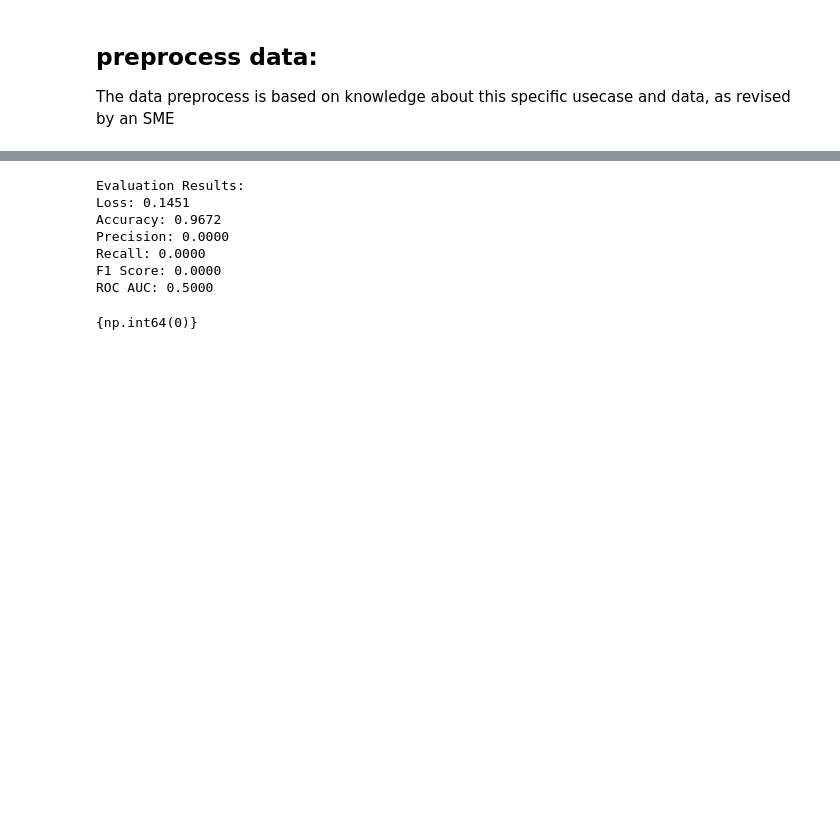
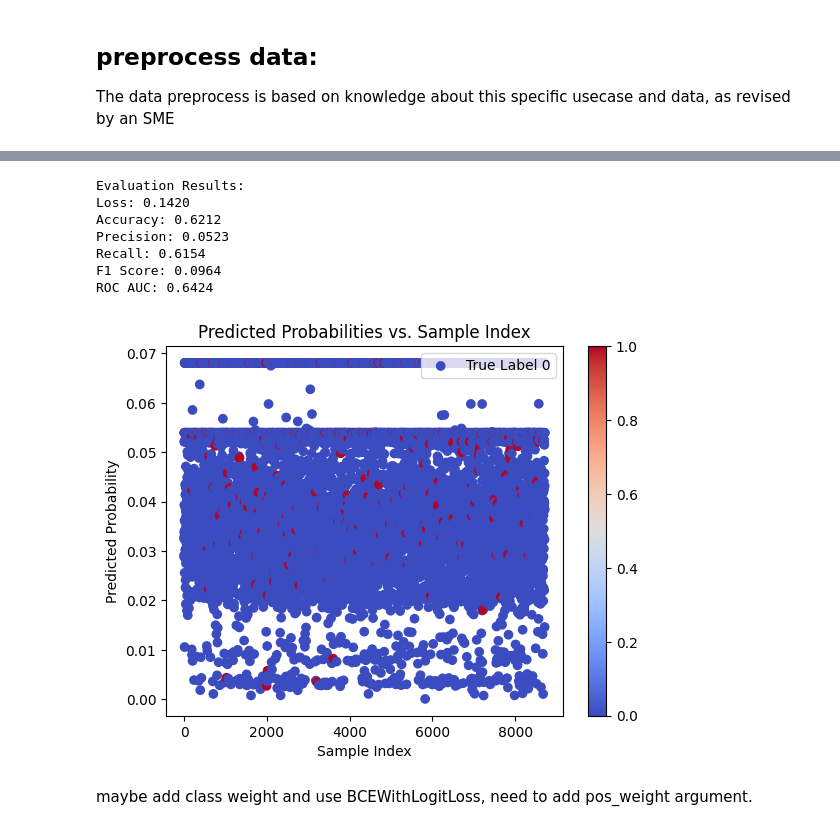
Before and after one commit to noaschkolnik/University-Dropouts-Prediction, a Jupyter notebook: baseline.ipynb, the cells around one changed output, grey strips where cells are left out. Cells and saved outputs as stored; diff of their text form; code cells hidden in the pictures; blank space fills up the shorter version.

```diff
--- a/baseline.ipynb
+++ b/baseline.ipynb
@@ -155,7 +156,7 @@ Training complete.
 # %% [markdown]
 evaluation:
 # %%
-def evaluate_model(model, data_loader, criterion):
+def evaluate_model(model, data_loader, criterion, device, threshold=0.5):
     model.eval()  # Set model to evaluation mode
     total_loss = 0.0
     all_labels = []
@@ -175,7 +176,7 @@ def evaluate_model(model, data_loader, criterion):
 
             # Get predictions and probabilities
             probabilities = outputs.squeeze().cpu().numpy()  # Convert to numpy array
-            predictions = (probabilities >= 0.5).astype(int)  # Threshold for binary classification
+            predictions = (probabilities >= threshold).astype(int)  # Threshold for binary classification
             labels = labels.cpu().numpy()  # Convert labels to numpy
 
             # Store results
@@ -209,5 +210,5 @@ def evaluate_model(model, data_loader, criterion):
             'roc_auc': roc_auc,
             'lables': all_labels,
             'predictions': all_predictions,
-            'proabilities': all_probs}
+            'probabilities': all_probs}
 # %%
@@ -234,7 +235,7 @@ change the model architecture and preprocess data to achive better results
 # %%
 class MLPModelNN(nn.Module):
     def __init__(self, input_dim):
-        super(BaseModelNN, self).__init__()
+        super(MLPModelNN, self).__init__()
 
         # Fully connected layers
         self.fc1 = nn.Linear(input_dim, 32)
@@ -254,7 +255,7 @@ class MLPModelNN(nn.Module):
         return x
 
 
-model = BaseModelNN(input_dim=X_train[numeric_features].shape[1])
+model = MLPModelNN(input_dim=X_train[numeric_features].shape[1])
 criterion = nn.BCELoss()  # For binary classification
 optimizer = optim.AdamW(model.parameters(), lr=0.01)
 # %%
@@ -382,14 +388,23 @@ Epoch [6/10], Loss: 0.1492
 # %%
-test_eval_results = evaluate_model(model, test_loader, criterion)
+test_eval_results = evaluate_model(model, test_loader, criterion, device, threshold=0.05)
 # %% [output]
 Evaluation Results:
-Loss: 0.1451
-Accuracy: 0.9672
-Precision: 0.0000
-Recall: 0.0000
-F1 Score: 0.0000
-ROC AUC: 0.5000
+Loss: 0.1420
+Accuracy: 0.6212
+Precision: 0.0523
+Recall: 0.6154
+F1 Score: 0.0964
+ROC AUC: 0.6424
-# %%
-set(test_eval_results['predictions'])
-# %% [output]
-{np.int64(0)}
+# %%
+# plot the probabilities of the model and color each point by the true label, and add legend to the plot:
+plt.scatter(range(len(test_eval_results['probabilities'])), test_eval_results['probabilities'], c=test_eval_results['lables'], cmap='coolwarm')
+plt.colorbar()
+plt.xlabel('Sample Index')
+plt.ylabel('Predicted Probability')
+plt.title('Predicted Probabilities vs. Sample Index')
+plt.legend(['True Label 0', 'True Label 1'], loc='upper right')
+plt.show()
+# %% [output]
+[figure, added]
+# %% [markdown]
+maybe add class weight and use BCEWithLogitLoss, need to add pos_weight argument.
```
Also changed, not shown: parts of 5 cells of this notebook.
